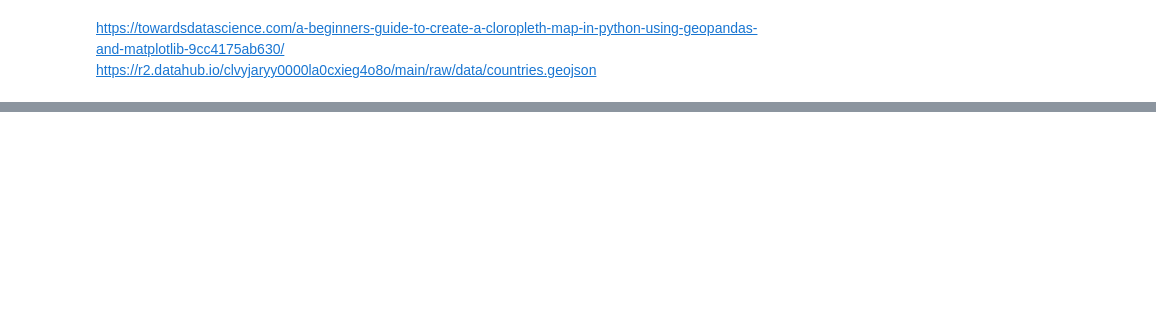
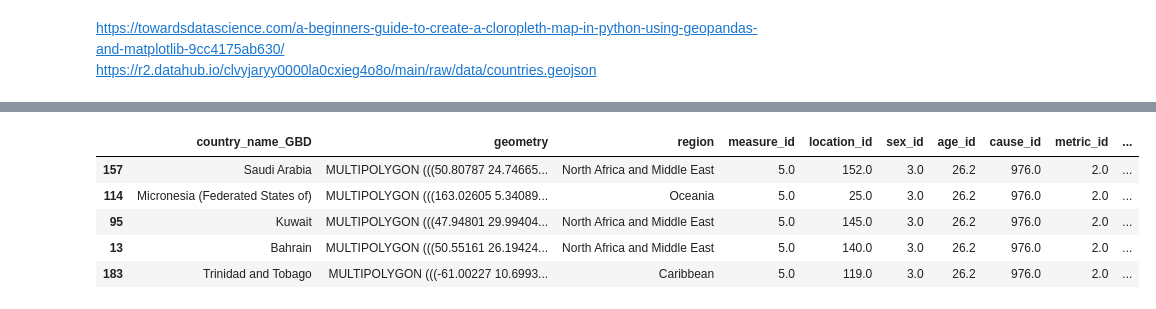
Before and after one commit to aldaszarnauskas/programming-for-data-analytics, a Jupyter notebook: project/project.ipynb, the cells around one changed output, grey strips where cells are left out. Saved outputs shown, nothing was run; the diff lists cells and outputs as text; code cells hidden in the pictures; blank space fills up the shorter version.

```diff
--- a/project/project.ipynb
+++ b/project/project.ipynb
@@ -212,0 +319,9 @@ https://r2.datahub.io/clvyjaryy0000la0cxieg4o8o/main/raw/data/countries.geojson
+# %%
+data.sort_values("val", ascending=False).head(5)
+# %% [output]
+|  | country_name_GBD | geometry | region | measure_id | location_id | sex_id | age_id | cause_id | metric_id | ... |
+| 157 | Saudi Arabia | MULTIPOLYGON (((50.80787 24.74665... | North Africa and Middle East | 5.0 | 152.0 | 3.0 | 26.2 | 976.0 | 2.0 | ... |
+| 114 | Micronesia (Federated States of) | MULTIPOLYGON (((163.02605 5.34089... | Oceania | 5.0 | 25.0 | 3.0 | 26.2 | 976.0 | 2.0 | ... |
+| 95 | Kuwait | MULTIPOLYGON (((47.94801 29.99404... | North Africa and Middle East | 5.0 | 145.0 | 3.0 | 26.2 | 976.0 | 2.0 | ... |
+| 13 | Bahrain | MULTIPOLYGON (((50.55161 26.19424... | North Africa and Middle East | 5.0 | 140.0 | 3.0 | 26.2 | 976.0 | 2.0 | ... |
+| 183 | Trinidad and Tobago | MULTIPOLYGON (((-61.00227 10.6993... | Caribbean | 5.0 | 119.0 | 3.0 | 26.2 | 976.0 | 2.0 | ... |
```
Also changed, not shown: parts of 13 cells of this notebook, 2 other files.
